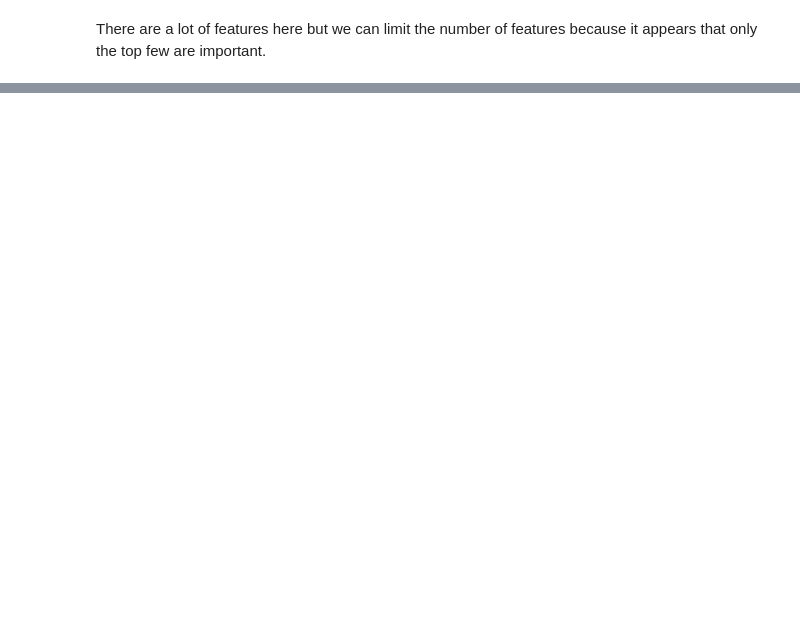
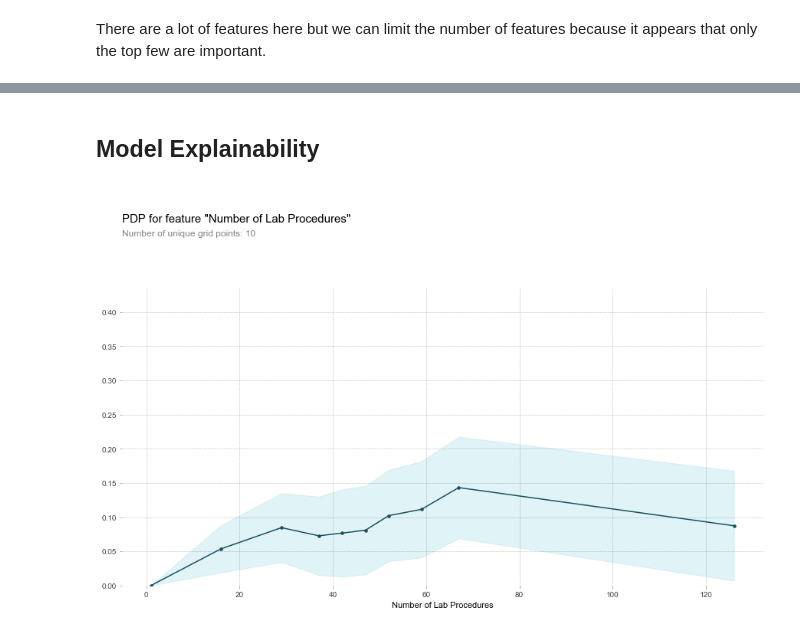
Before and after one commit to Sangha05/Diabetes_Readmission, a Jupyter notebook: Long Term Risk Prediction With XGBoost V1.ipynb, the cells around one changed output, grey strips where cells are left out. Saved outputs shown, nothing was run; the diff lists cells and outputs as text; code cells hidden in the pictures; blank space fills up the shorter version.

Commit message:
Model Explainability for Short term and Long term risks

```diff
--- a/Long Term Risk Prediction With XGBoost V1.ipynb
+++ b/Long Term Risk Prediction With XGBoost V1.ipynb
@@ -218,0 +219,2 @@ plt.show()
+# %% [markdown]
+## Model Explainability
@@ -218,0 +228,9 @@ plt.show()
+# %%
+from pdpbox import pdp, get_dataset, info_plots
+
+feature_names = X_test.columns.tolist()
+pdp_goals = pdp.pdp_isolate(model=model2, dataset=X_test, model_features=feature_names, feature='num_lab_procedures')
+pdp.pdp_plot(pdp_goals, 'Number of Lab Procedures')
+plt.show()
+# %% [output]
+[figure, added]
```
Also changed, not shown: parts of 20 cells of this notebook, 2 other files.
